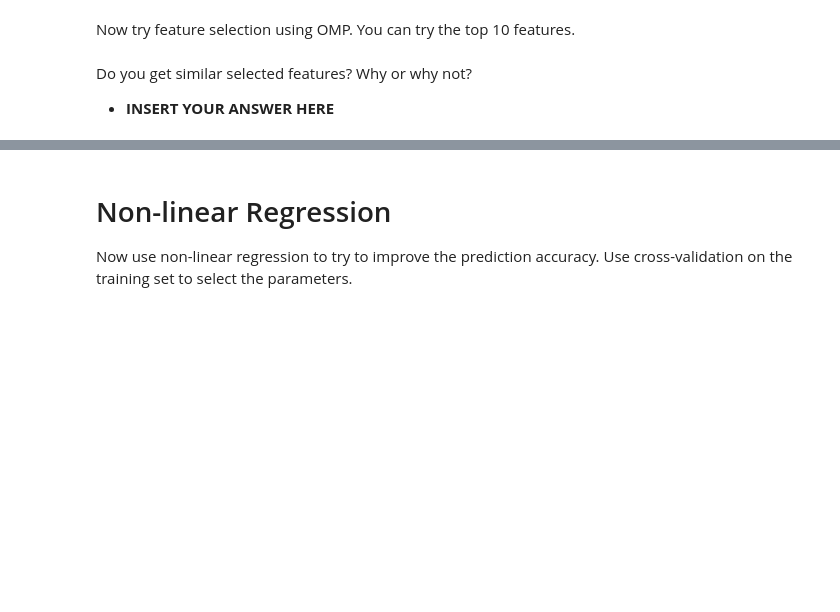
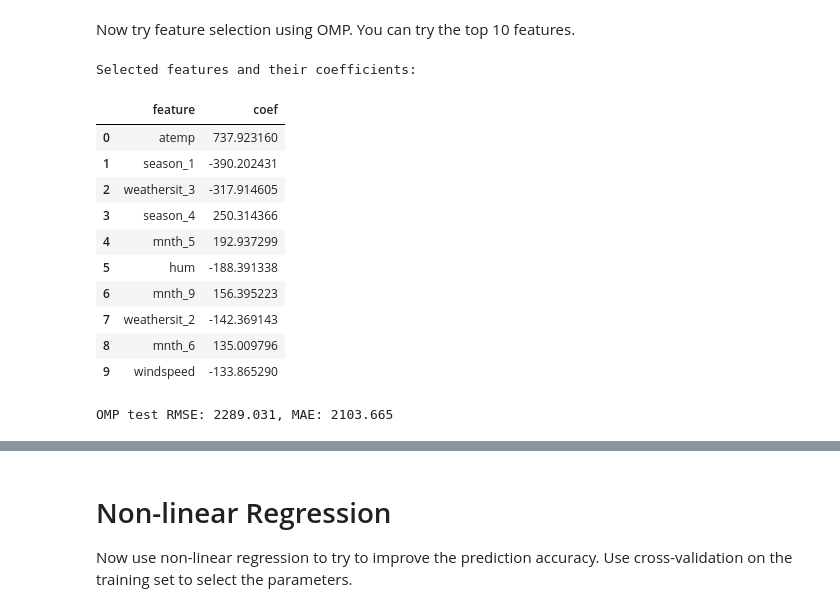
Before and after one commit to zhuohan9036/cs_courses, a Jupyter notebook: cs5489/tutorials/tutorial_3/Tutorial3.ipynb, the cells around one changed output, grey strips where cells are left out. Drawn from its saved outputs; the diff is of its cells as text; code cells hidden in the pictures; blank space fills up the shorter version.

```diff
--- a/cs5489/tutorials/tutorial_3/Tutorial3.ipynb
+++ b/cs5489/tutorials/tutorial_3/Tutorial3.ipynb
@@ -239,3 +412,30 @@ Now try feature selection using OMP.  You can try the top 10 features.
-# %% [markdown]
-Do you get similar selected features? Why or why not?
-- **INSERT YOUR ANSWER HERE**
+# %%
+### INSERT YOUR CODE HERE
+omp_pipe = pipeline.make_pipeline(preprocessing.StandardScaler(with_mean=False), linear_model.OrthogonalMatchingPursuit(n_nonzero_coefs=10))
+omp_pipe.fit(trainX, trainY)
+
+omp = omp_pipe.named_steps['orthogonalmatchingpursuit']
+coef = pd.Series(omp.coef_, index=featnames)
+selected = coef[coef != 0].sort_values(key=lambda x: x.abs(), ascending=False)
+
+print("Selected features and their coefficients:")
+display(pd.DataFrame({"feature": selected.index, "coef": selected.values}))
+
+pred_test = omp_pipe.predict(testX)
+rmse = metrics.root_mean_squared_error(testY, pred_test)
+mae = metrics.mean_absolute_error(testY, pred_test)
+print(f"OMP test RMSE: {rmse:.3f}, MAE: {mae:.3f}")
+# %% [output]
+Selected features and their coefficients:
+|  | feature | coef |
+| 0 | atemp | 737.923160 |
+| 1 | season_1 | -390.202431 |
+| 2 | weathersit_3 | -317.914605 |
+| 3 | season_4 | 250.314366 |
+| 4 | mnth_5 | 192.937299 |
+| 5 | hum | -188.391338 |
+| 6 | mnth_9 | 156.395223 |
+| 7 | weathersit_2 | -142.369143 |
+| 8 | mnth_6 | 135.009796 |
+| 9 | windspeed | -133.865290 |
+OMP test RMSE: 2289.031, MAE: 2103.665
```
Also changed, not shown: parts of 40 cells of this notebook, 6 other files.
